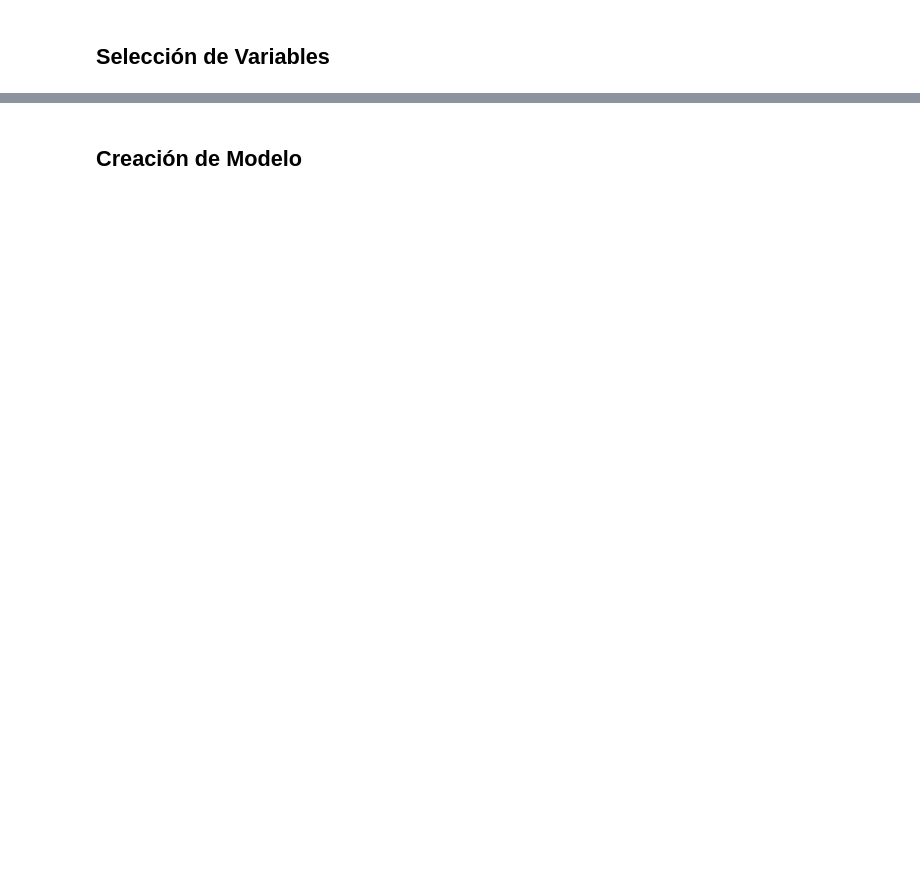
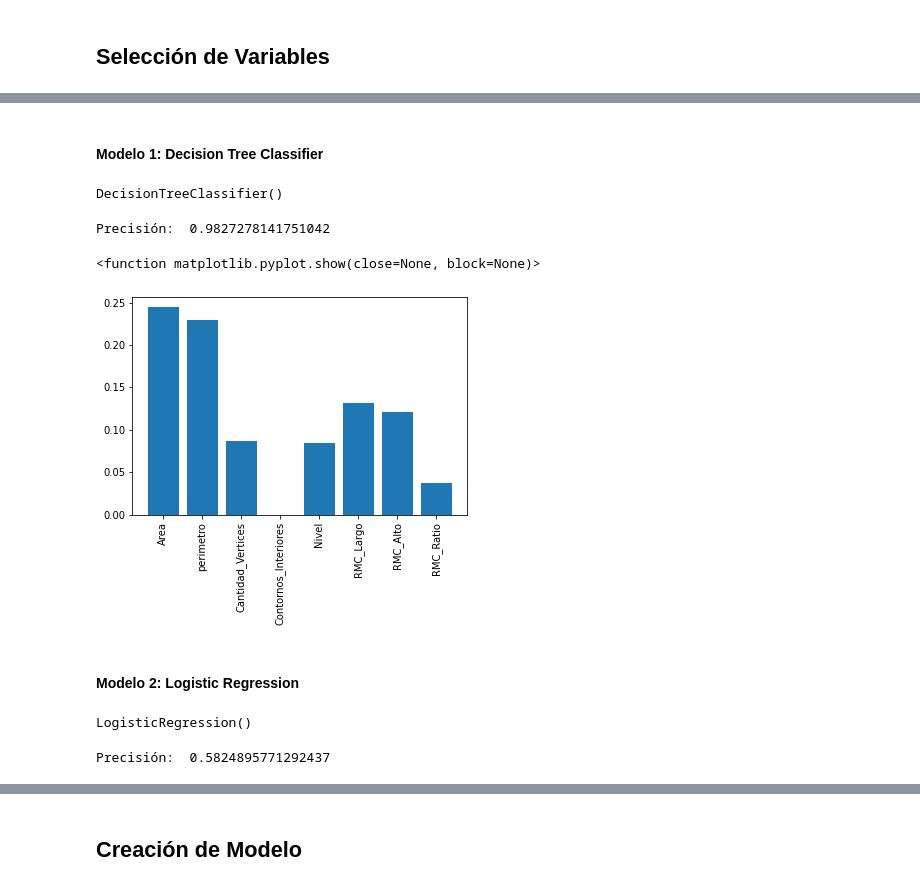
Before and after one commit to german-arq/MIA-Electiva2-ProyectoFinal, a Jupyter notebook: Electiva2-ProyectoFinal.ipynb, the cells around one changed output, grey strips where cells are left out. Saved outputs shown, nothing was run; the diff lists cells and outputs as text; code cells hidden in the pictures; blank space fills up the shorter version.

Commit message:
Creación de modelos, pipeline, evaluación de modelos, ajuste de hiperparametros

```diff
--- a/Electiva2-ProyectoFinal.ipynb
+++ b/Electiva2-ProyectoFinal.ipynb
@@ -140,0 +166,32 @@ plt.show()
+# %%
+# Dividir el dataset en train y test
+train, test = train_test_split(df, test_size=0.3, random_state=42, stratify=df["Tipo_Area_PH"])
+_train, val = train_test_split(train, test_size=0.3, random_state=42, stratify=train["Tipo_Area_PH"])
+
+X_train = _train.drop('Tipo_Area_PH', axis=1)
+y_train = _train['Tipo_Area_PH']
+X_val = val.drop('Tipo_Area_PH', axis=1)
+y_val = val['Tipo_Area_PH']
+# %% [markdown]
+#### Modelo 1: Decision Tree Classifier
+# %%
+# Modelo Decision Tree
+dtc_pfi = DecisionTreeClassifier()
+dtc_pfi.fit(X_train, y_train)
+# %% [output]
+DecisionTreeClassifier()
+# %%
+print("Precisión: ", accuracy_score(y_val, dtc_pfi.predict(X_val)))
+# %% [output]
+Precisión:  0.9827278141751042
+# %%
+r_dtc = permutation_importance(dtc_pfi, X_val, y_val, n_repeats=50)
+# %%
+plt.bar(x=X_train.columns, height=r_dtc['importances_mean'])
+plt.xticks(rotation=90)
+plt.show
+# %% [output]
+<function matplotlib.pyplot.show(close=None, block=None)>
+[figure, added]
+# %% [markdown]
+#### Modelo 2: Logistic Regression
@@ -140,0 +202,10 @@ plt.show()
+# %%
+# Modelo Regresión Logística
+rl_pfi = LogisticRegression()
+rl_pfi.fit(X_train_scaled, y_train)
+# %% [output]
+LogisticRegression()
+# %%
+print("Precisión: ", accuracy_score(y_val, rl_pfi.predict(X_val)))
+# %% [output]
+Precisión:  0.5824895771292437
```
Also changed, not shown: parts of 58 cells of this notebook, 2 other files.
